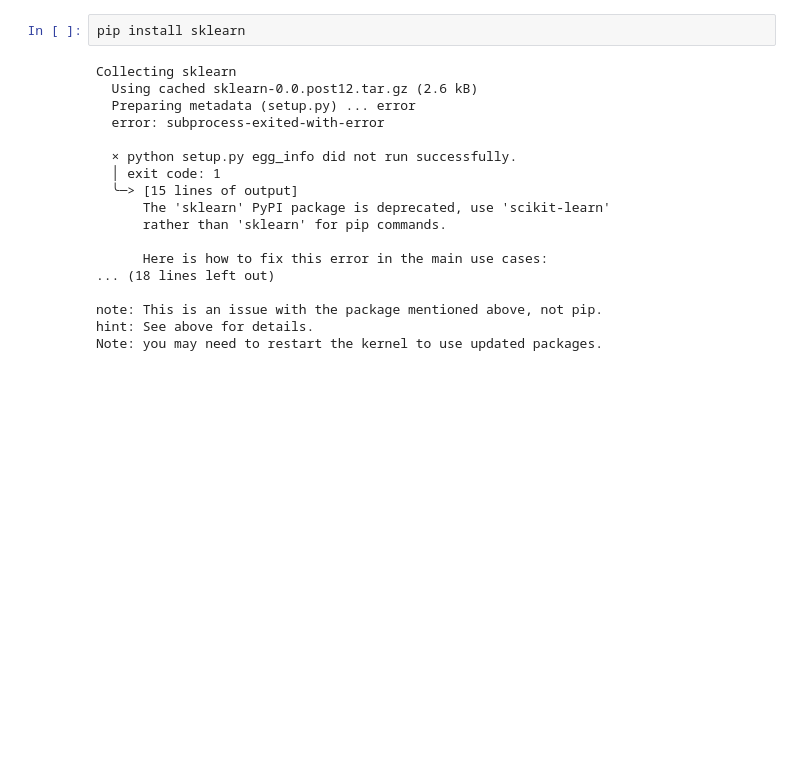
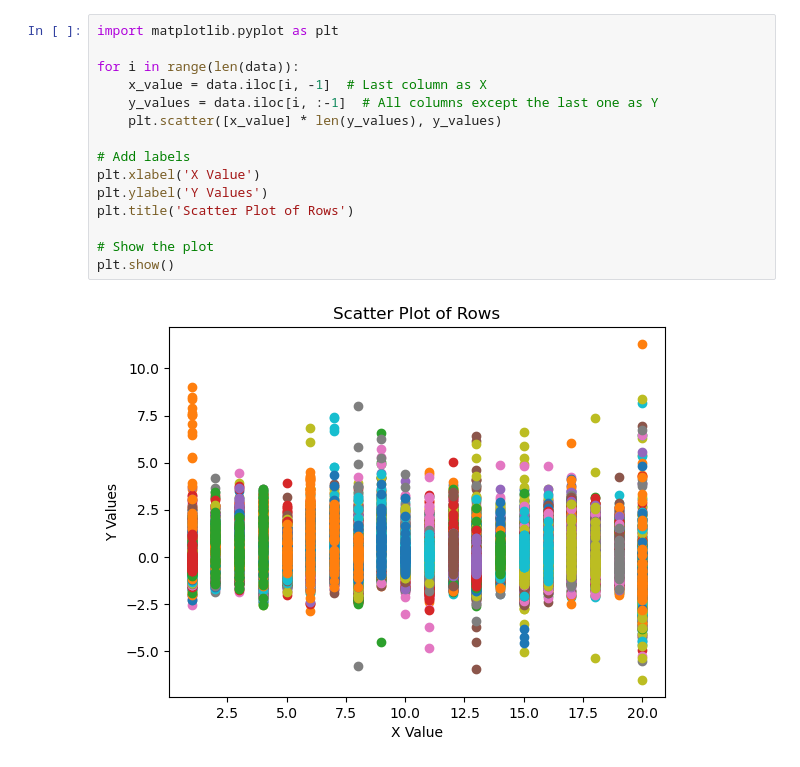
Before and after one commit to cbarbes1/COSC311, a Jupyter notebook: Homework2/Homework2.ipynb, the cells around one changed output. Saved outputs shown, nothing was run; the diff lists cells and outputs as text; blank space fills up the shorter version.

```diff
--- a/Homework2/Homework2.ipynb
+++ b/Homework2/Homework2.ipynb
@@ -30,20 +33,17 @@ data
-# %%
-pip install sklearn
-# %% [output]
-Collecting sklearn
-  Using cached sklearn-0.0.post12.tar.gz (2.6 kB)
-  Preparing metadata (setup.py) ... error
-  error: subprocess-exited-with-error
-
-  × python setup.py egg_info did not run successfully.
-  │ exit code: 1
-  ╰─> [15 lines of output]
-      The 'sklearn' PyPI package is deprecated, use 'scikit-learn'
-      rather than 'sklearn' for pip commands.
-
-      Here is how to fix this error in the main use cases:
-... (18 lines left out)
-
-note: This is an issue with the package mentioned above, not pip.
-hint: See above for details.
-Note: you may need to restart the kernel to use updated packages.
+# %%
+import matplotlib.pyplot as plt
+
+for i in range(len(data)):
+    x_value = data.iloc[i, -1]  # Last column as X
+    y_values = data.iloc[i, :-1]  # All columns except the last one as Y
+    plt.scatter([x_value] * len(y_values), y_values)
+
+# Add labels
+plt.xlabel('X Value')
+plt.ylabel('Y Values')
+plt.title('Scatter Plot of Rows')
+
+# Show the plot
+plt.show()
+# %% [output]
+[figure, added]
```
Also changed, not shown: parts of 7 cells of this notebook, 1 other file.
